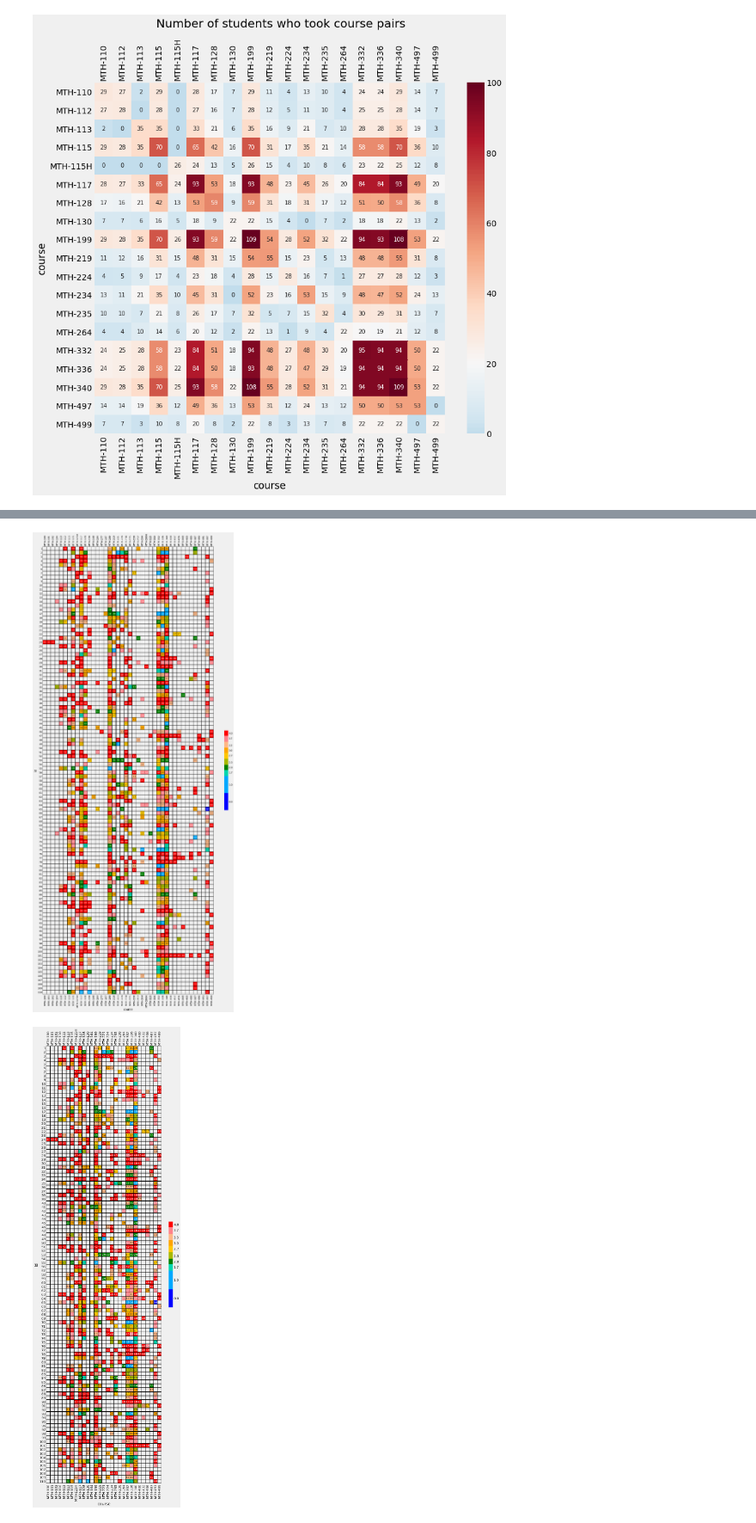
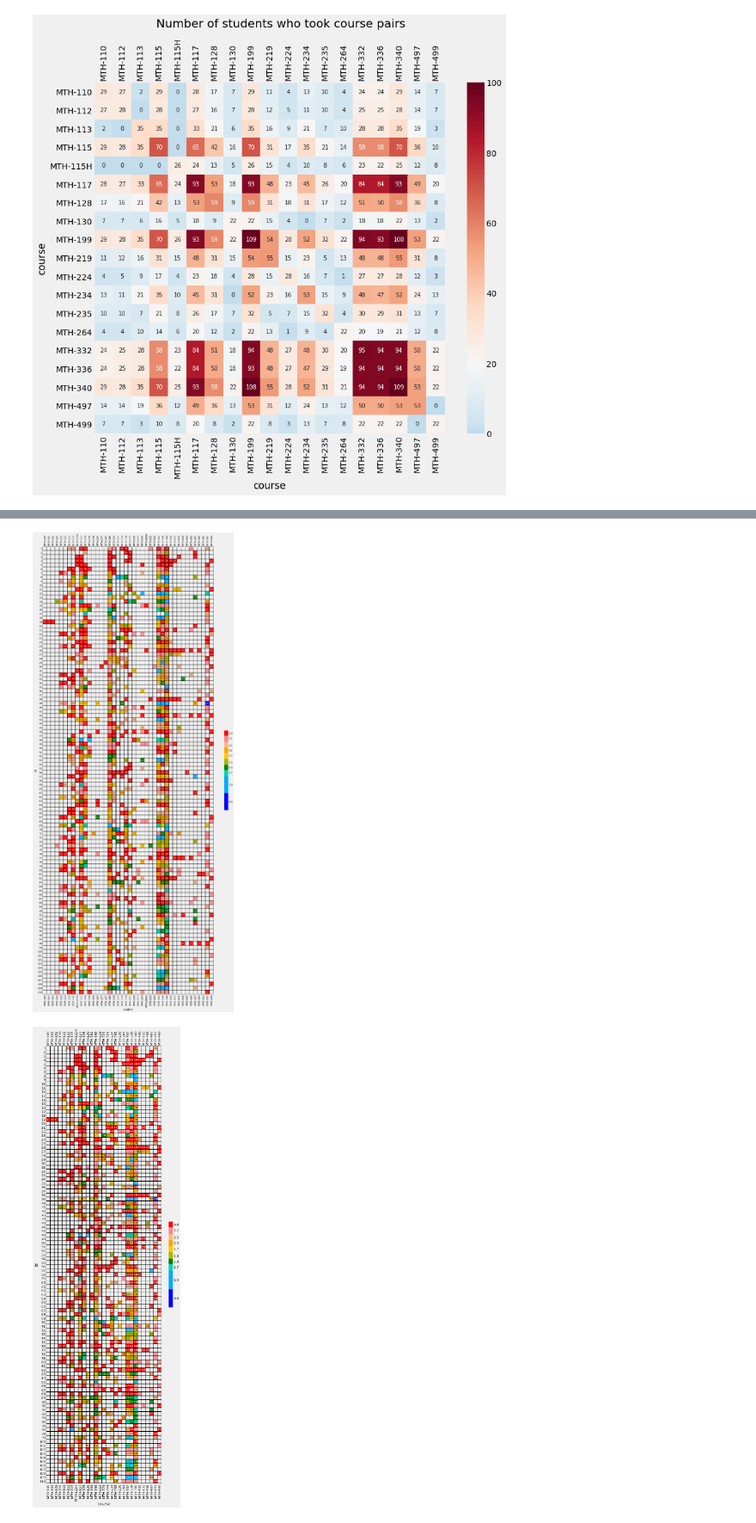
Before and after one commit to pmgasper/union_students, a Jupyter notebook: data_exploration.ipynb, the cells around one changed output, grey strips where cells are left out. Shown at 86% size. Saved outputs shown, nothing was run; the diff lists cells and outputs as text; code cells hidden in the pictures.

```diff
--- a/data_exploration.ipynb
+++ b/data_exploration.ipynb
@@ -809,7 +826,7 @@ include = ['MTH-100', 'MTH-101', 'MTH-102']  # include regardles of time taken
 graph_data = (data.groupby('course')
                   .filter(lambda group: (len(group) >= min_count) |
                                         (group.course.max() in include))
-                  .pivot_table('point', 'id', 'course', aggfunc='max')
+                  .pivot_table('point', 'id', 'course', aggfunc='mean')
              )
 
 include = graph_data.columns   # For use in graphing by class (next cell)
@@ -838,7 +855,7 @@ ax.xaxis.set_tick_params(labeltop=True)
 plt.xticks(rotation=90)
 plt.show()
 # %% [output]
-[figure, old version]
+[figure, new version]
 # %%
 # Grades by student by course
 #   showing courses taken more at least 10 times across all class years
@@ -849,36 +866,36 @@ include = ['MTH-100', 'MTH-101', 'MTH-102']  # include regardles of time taken
 graph_data = (data.groupby('course')
                   .filter(lambda group: (len(group) >= min_count) |
                                         (group.course.max() in include))
-                  .pivot_table('point', 'id', 'course', aggfunc='max')
+                  .pivot_table('point', 'id', 'course', aggfunc='mean')
              )
 
 include = graph_data.columns   # For use in graphing by class (next cell)
 
 fig = plt.figure(figsize=(10, 40))
 colors = ['blue', 'cyan', 'green', 'gold', 'orange', 'pink', 'red']
 cmap = plt_colors.LinearSegmentedColormap.from_list('custom_cb', colors)
 bounds=[-0.5, 0.5, 1.5, 1.85, 2.15, 2.5, 2.85, 3.15, 3.5, 3.85, 4.15]
 norm = plt_colors.BoundaryNorm(bounds, cmap.N)
 
 ax = (sns.heatmap(graph_data,
                   vmin=0, vmax=4,
                   cmap=cmap,
                   cbar_kws={'shrink':0.16, 'cmap':cmap, 'norm':norm,
                             'ticks':point_rank,
                             'spacing':'proportional',
                             'format':'%.1f'},
                   linewidth=1, linecolor='black',
                   annot=True, fmt='.1f', annot_kws={'fontsize':10},
                   square=True,
                   norm=norm
                 )
      )
 
 ax.xaxis.set_tick_params(labeltop=True)
 plt.xticks(rotation=90)
 plt.show()
 # %% [output]
-[figure, old version]
+[figure, new version]
 # %%
 # Grades by student by course by class
 #   showing courses taken at least 10 times across all years
```
Also changed, not shown: parts of 13 cells of this notebook, 5 other files.
